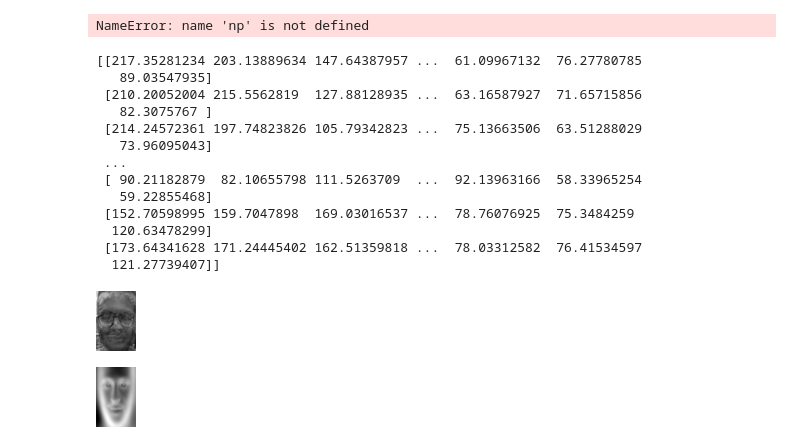
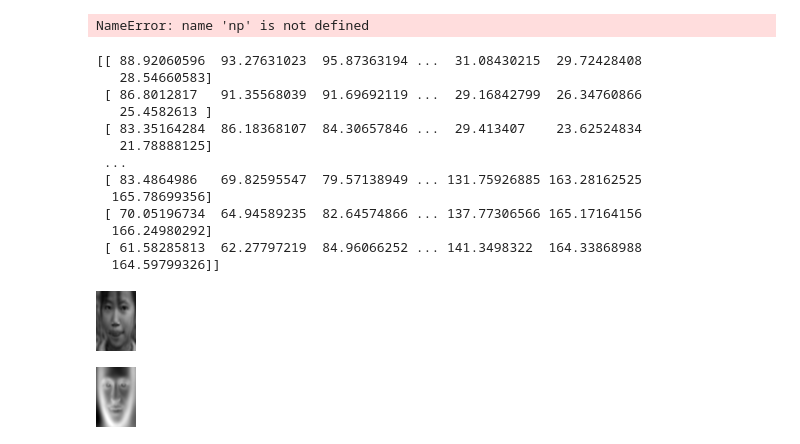
Before and after one commit to ymohamedahmed/blog-posts, a Jupyter notebook: pca/pca.ipynb, the cells around one changed output. Drawn from its saved outputs; the diff is of its cells as text; code cells hidden in the pictures.

```diff
--- a/pca/pca.ipynb
+++ b/pca/pca.ipynb
@@ -233,28 +275,28 @@ Image.fromarray(np.uint8(scale(rec)))
 NameError: name 'np' is not defined
 # %%
 n_c = 400
-proj = D[:n_c,:]
+proj = D[:n_c,:].T
 test_im = imag_arr[0,:]
 # rec = ((proj.T@(proj@test_im))+np.mean(imag_arr, axis=0)).reshape((dims[1], dims[0]))
-rec = (proj.T@proj@test_im).reshape((dims[1], dims[0]))
-# rec = (test_im@proj@proj.T).reshape((dims[1], dims[0]))
+# rec = (proj.T@proj@test_im).reshape((dims[1], dims[0]))
+rec = (test_im@proj@proj.T).reshape((dims[1], dims[0]))
 print(rec)
 Image.fromarray(np.uint8(rec))
 # %% [output]
-[[217.35281234 203.13889634 147.64387957 ...  61.09967132  76.27780785
-   89.03547935]
- [210.20052004 215.5562819  127.88128935 ...  63.16587927  71.65715856
-   82.3075767 ]
- [214.24572361 197.74823826 105.79342823 ...  75.13663506  63.51288029
-   73.96095043]
+[[ 88.92060596  93.27631023  95.87363194 ...  31.08430215  29.72428408
+   28.54660583]
+ [ 86.8012817   91.35568039  91.69692119 ...  29.16842799  26.34760866
+   25.4582613 ]
+ [ 83.35164284  86.18368107  84.30657846 ...  29.413407    23.62524834
+   21.78888125]
  ...
- [ 90.21182879  82.10655798 111.5263709  ...  92.13963166  58.33965254
-   59.22855468]
- [152.70598995 159.7047898  169.03016537 ...  78.76076925  75.3484259
-  120.63478299]
- [173.64341628 171.24445402 162.51359818 ...  78.03312582  76.41534597
-  121.27739407]]
+ [ 83.4864986   69.82595547  79.57138949 ... 131.75926885 163.28162525
+  165.78699356]
+ [ 70.05196734  64.94589235  82.64574866 ... 137.77306566 165.17164156
+  166.24980292]
+ [ 61.58285813  62.27797219  84.96066252 ... 141.3498322  164.33868988
+  164.59799326]]
-[figure, old version]
+[figure, new version]
 # %%
 def scale(arr):
     return 255*(arr-np.min(arr))/(np.max(arr)-np.min(arr))
```
Also changed, not shown: parts of 11 cells of this notebook, 3 other files.
